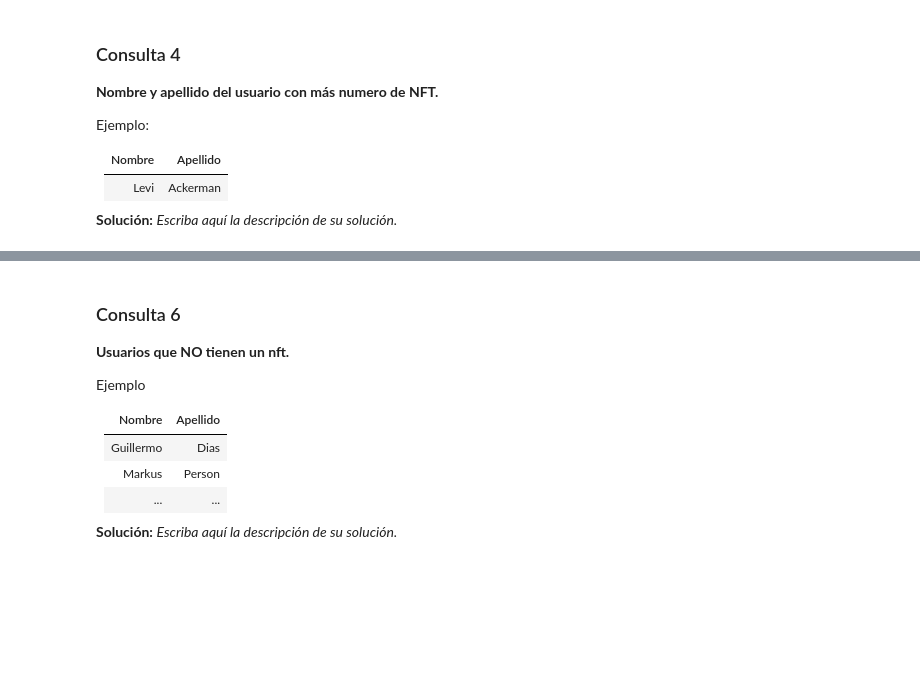
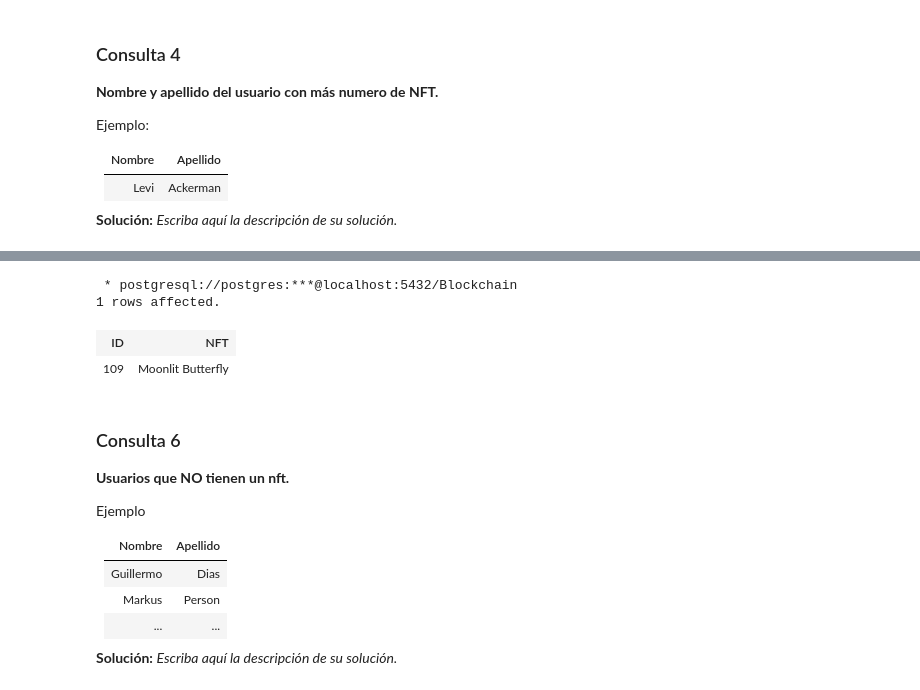
Before and after one commit to bryangonzalezr/INF239, a Jupyter notebook: Tarea-1-Grupo23/Tarea1_BD_2022-1 V.1.0 .ipynb, the cells around one changed output, grey strips where cells are left out. Drawn from its saved outputs; the diff is of its cells as text; code cells hidden in the pictures; blank space fills up the shorter version.

```diff
--- a/Tarea-1-Grupo23/Tarea1_BD_2022-1 V.1.0 .ipynb
+++ b/Tarea-1-Grupo23/Tarea1_BD_2022-1 V.1.0 .ipynb
@@ -419,3 +488,21 @@ WHERE
+# %%
+%%sql
+
+SELECT precio_nft.id_nft AS "ID", nft.nombre AS "NFT"
+
+FROM
+	 nft
+	INNER JOIN precio_nft ON nft.id_nft=precio_nft.id_nft
+WHERE
+	EXTRACT(YEAR FROM fecha)=2018
+GROUP BY  precio_nft.id_nft,nft.nombre
+ORDER BY COUNT(precio_nft.id_nft) DESC
+LIMIT 1
+# %% [output]
+ * postgresql://postgres:***@localhost:5432/Blockchain
+1 rows affected.
+| ID | NFT |
+| 109 | Moonlit Butterfly |
 # %% [markdown]
 ### Consulta 6
 **Usuarios que NO tienen un nft.**
```
Also changed, not shown: parts of 20 cells of this notebook.
